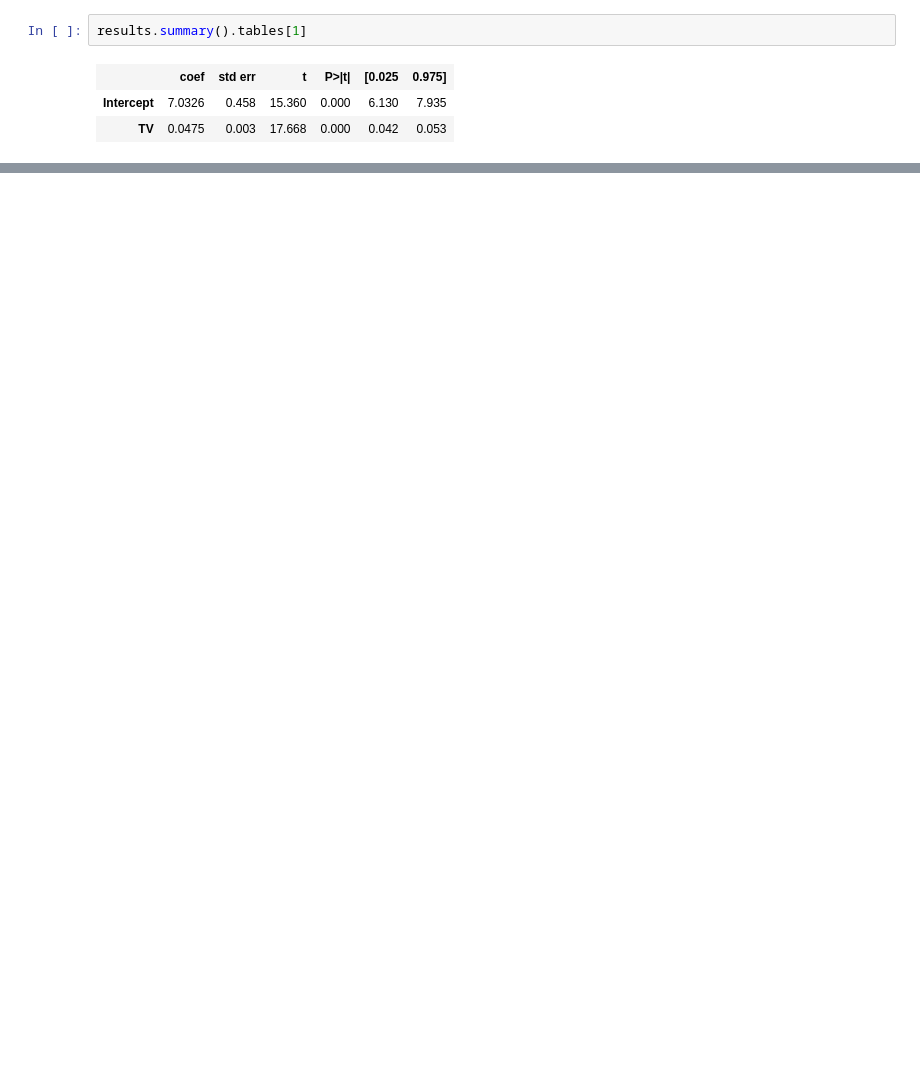
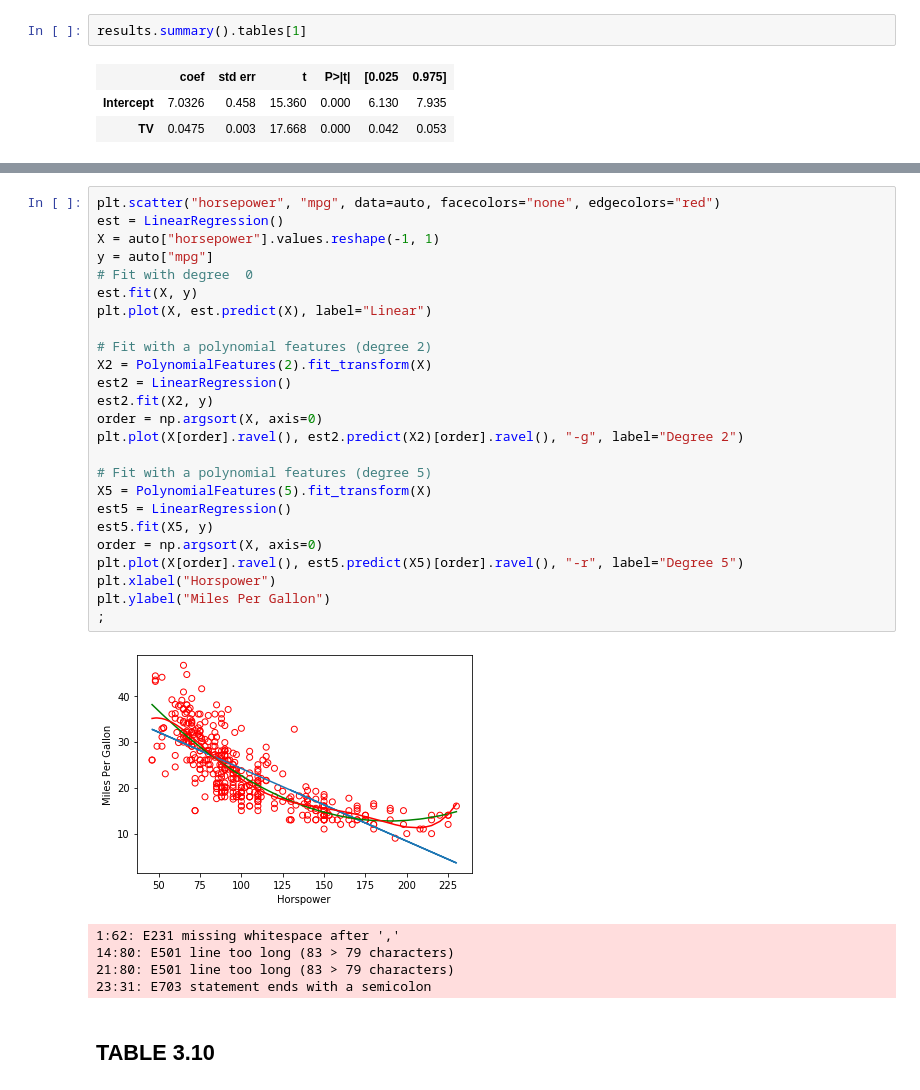
Before and after one commit to plasmon360/ISL_python, a Jupyter notebook: Chapter 3.ipynb, the cells around one changed output, grey strips where cells are left out. Drawn from its saved outputs; the diff is of its cells as text; blank space fills up the shorter version.

```diff
--- a/Chapter 3.ipynb
+++ b/Chapter 3.ipynb
@@ -307,0 +326,33 @@ est.predict(X2).shape
+# %%
+plt.scatter("horsepower", "mpg", data=auto, facecolors="none", edgecolors="red")
+est = LinearRegression()
+X = auto["horsepower"].values.reshape(-1, 1)
+y = auto["mpg"]
+# Fit with degree  0
+est.fit(X, y)
+plt.plot(X, est.predict(X), label="Linear")
+
+# Fit with a polynomial features (degree 2)
+X2 = PolynomialFeatures(2).fit_transform(X)
+est2 = LinearRegression()
+est2.fit(X2, y)
+order = np.argsort(X, axis=0)
+plt.plot(X[order].ravel(), est2.predict(X2)[order].ravel(), "-g", label="Degree 2")
+
+# Fit with a polynomial features (degree 5)
+X5 = PolynomialFeatures(5).fit_transform(X)
+est5 = LinearRegression()
+est5.fit(X5, y)
+order = np.argsort(X, axis=0)
+plt.plot(X[order].ravel(), est5.predict(X5)[order].ravel(), "-r", label="Degree 5")
+plt.xlabel("Horspower")
+plt.ylabel("Miles Per Gallon")
+;
+# %% [output]
+[figure, added]
+1:62: E231 missing whitespace after ','
+14:80: E501 line too long (83 > 79 characters)
+21:80: E501 line too long (83 > 79 characters)
+23:31: E703 statement ends with a semicolon
+# %% [markdown]
+## TABLE 3.10
```
Also changed, not shown: parts of 55 cells of this notebook, 2 other files.
